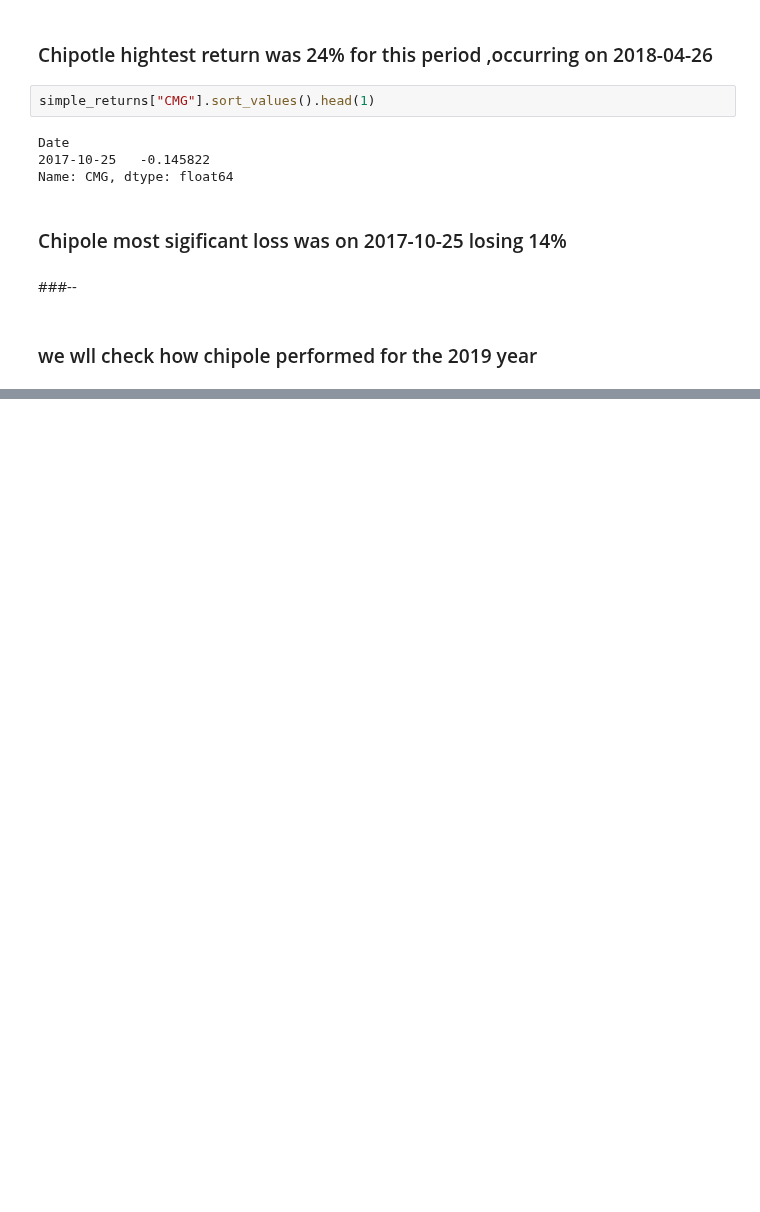
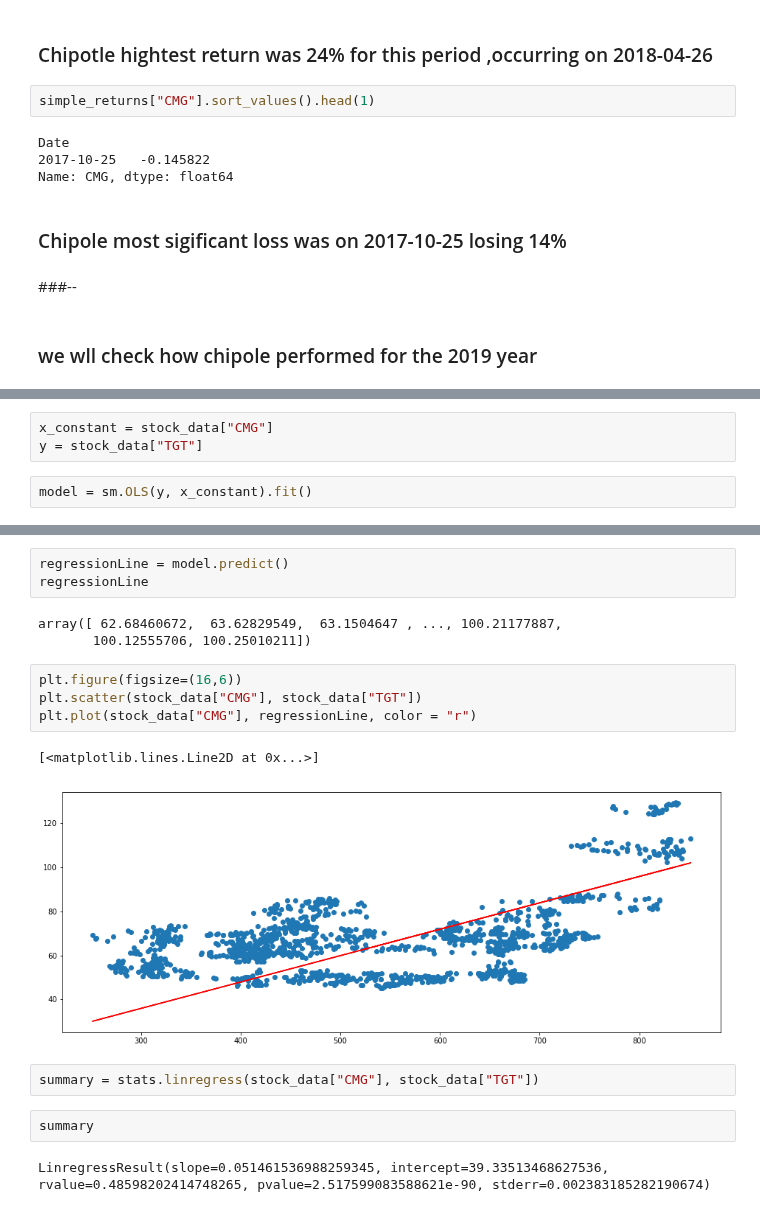
Before and after one commit to Berkat0789/Data_Analysis, a Jupyter notebook: Personal Projects/2019 Top Performers S&P 500.ipynb, the cells around one changed output, grey strips where cells are left out. Drawn from its saved outputs; the diff is of its cells as text; blank space fills up the shorter version.

```diff
--- a/Personal Projects/2019 Top Performers S&P 500.ipynb
+++ b/Personal Projects/2019 Top Performers S&P 500.ipynb
@@ -103,0 +106,5 @@ stock_data["CMG"].loc["2019-1-1":].plot(figsize = (16,6), color = "brown", ls =
+# %%
+x_constant = stock_data["CMG"]
+y = stock_data["TGT"]
+# %%
+model = sm.OLS(y, x_constant).fit()
@@ -103,0 +127,19 @@ stock_data["CMG"].loc["2019-1-1":].plot(figsize = (16,6), color = "brown", ls =
+# %%
+regressionLine = model.predict()
+regressionLine
+# %% [output]
+array([ 62.68460672,  63.62829549,  63.1504647 , ..., 100.21177887,
+       100.12555706, 100.25010211])
+# %%
+plt.figure(figsize=(16,6))
+plt.scatter(stock_data["CMG"], stock_data["TGT"])
+plt.plot(stock_data["CMG"], regressionLine, color = "r")
+# %% [output]
+[<matplotlib.lines.Line2D at 0x...>]
+[figure, added]
+# %%
+summary = stats.linregress(stock_data["CMG"], stock_data["TGT"])
+# %%
+summary
+# %% [output]
+LinregressResult(slope=0.051461536988259345, intercept=39.33513468627536, rvalue=0.48598202414748265, pvalue=2.517599083588621e-90, stderr=0.002383185282190674)
```
Also changed, not shown: parts of 7 cells of this notebook, 8 other files.
